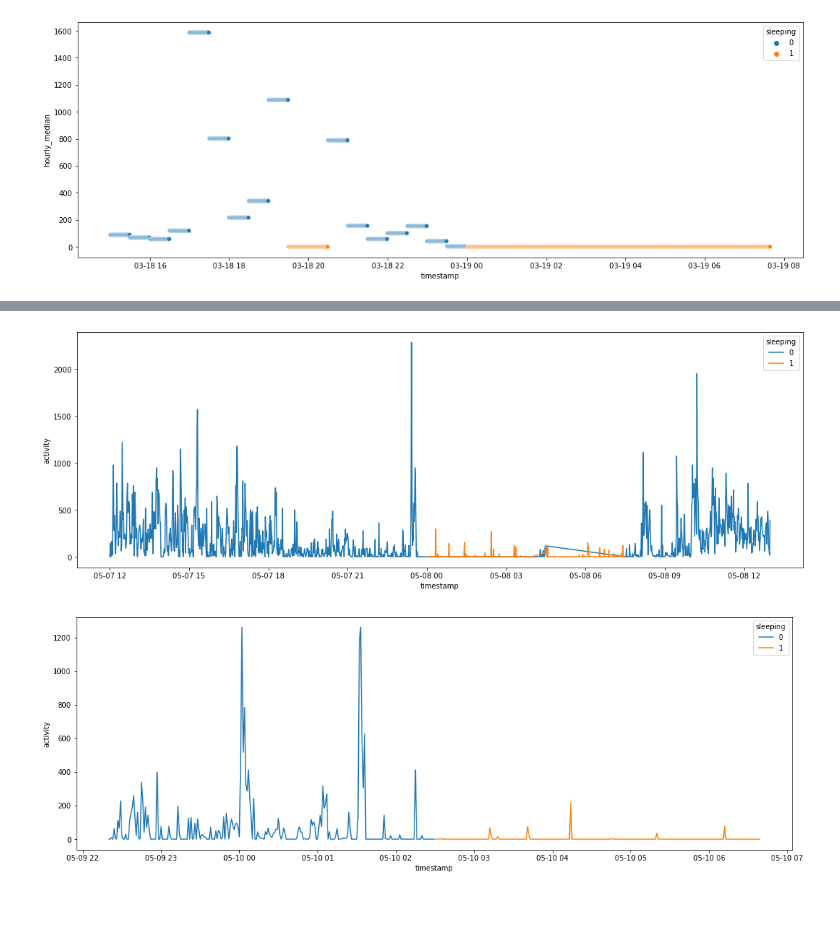
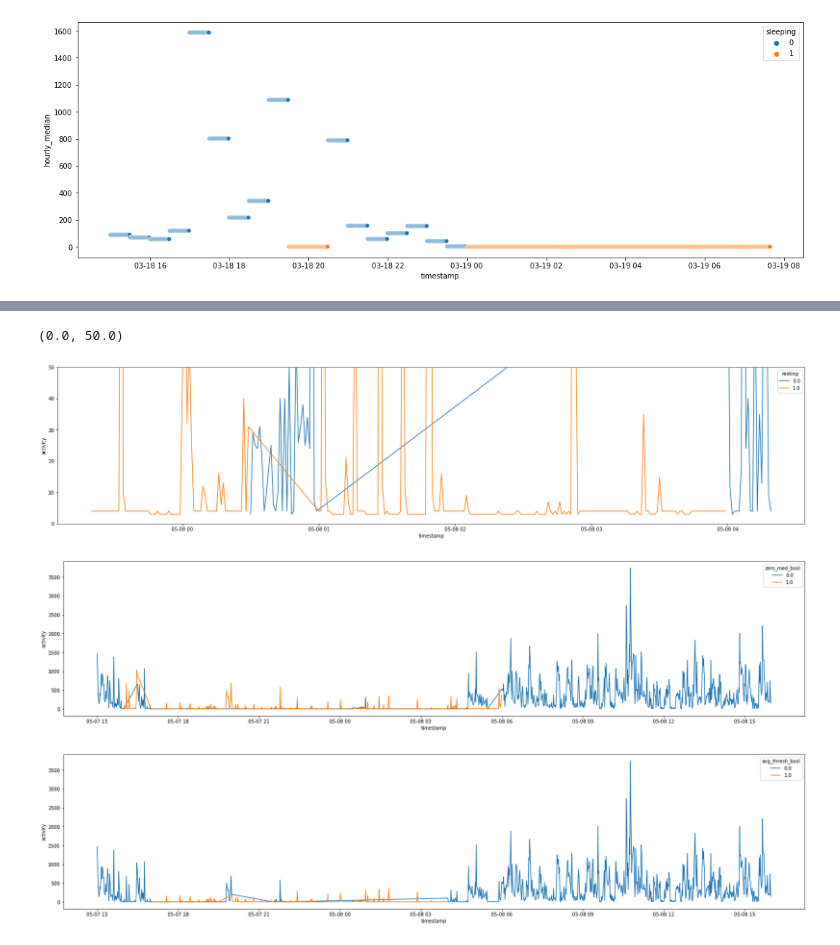
Before and after one commit to mattlegro/MDD-Classification-Project, a Jupyter notebook: preprocessing_and_features.ipynb, the cells around one changed output, grey strips where cells are left out. Drawn from its saved outputs; the diff is of its cells as text; code cells hidden in the pictures; blank space fills up the shorter version.

```diff
--- a/preprocessing_and_features.ipynb
+++ b/preprocessing_and_features.ipynb
@@ -750,0 +802,15 @@ cond_1_h['sleeping'] = cond_1_h['hourly_average'].apply(lambda x: 1 if x <= 15 e
+# %%
+cond_2_h = condition_dfs['condition_2'].copy()
+cond_2_h['hour_half'] = cond_2_h.timestamp.apply(lambda x: 1 if x.minute < 30 else 0 )
+by_half_hour_cond_2 = cond_2_h.groupby(by = [cond_2_h.timestamp.dt.month,
+                                    cond_2_h.timestamp.dt.day,
+                                    cond_2_h.timestamp.dt.hour,
+                                    cond_2_h.hour_half],
+                axis = 0).agg(['sum','median','mean','max', 'std', 'var', ('restful_mins',lambda x: x.le(7).sum()),('zero_act_mins',lambda x: x.eq(0).sum())],axis = 0)
+by_half_hour_cond_2['zero_med_bool'] = by_half_hour_cond_2.loc[:,('activity','median')].apply(lambda x: 1 if x <= 7 else 0)
+by_half_hour_cond_2['avg_thresh_bool'] = by_half_hour_cond_2.loc[:,('activity','mean')].apply(lambda x: 1 if x <= 35 else 0)
+by_half_hour_cond_2['resting'] = by_half_hour_cond_2.apply(lambda x: 1 if ((x[8] == 1) & (x[9] == 1)) else 0, axis = 1)
+by_half_hour_cond_2['night'] = by_half_hour_cond_2.apply(lambda x: 1 if ((x.name[2] >= 21) | (x.name[2] < 7)) else 0, axis = 1)
+cond_2_h['zero_med_bool'] = cond_2_h.apply(lambda x: by_half_hour_cond_2.loc[(x[0].month,x[0].day,x[0].hour,x[2]),('zero_med_bool','')], axis = 1)
+cond_2_h['avg_thresh_bool'] = cond_2_h.apply(lambda x: by_half_hour_cond_2.loc[(x[0].month,x[0].day,x[0].hour,x[2]),('avg_thresh_bool','')], axis = 1)
+cond_2_h['resting'] = cond_2_h.apply(lambda x: by_half_hour_cond_2.loc[(x[0].month,x[0].day,x[0].hour,x[2]),('resting','')], axis = 1)
@@ -751,10 +843,17 @@ cond_1_h['sleeping'] = cond_1_h['hourly_average'].apply(lambda x: 1 if x <= 15 e
+# %%
+fig9, ax9 = plt.subplots(figsize = (28,6));
+sns.lineplot(data = cond_2_h.iloc[500:800], x = 'timestamp', y = 'activity', hue = 'resting');
+ax9.set_ylim((0,50))
+# %% [output]
+(0.0, 50.0)
+[figure, added]
 # %%
-fig9, ax9 = plt.subplots(figsize = (18,6));
-sns.lineplot(data = cond_1_h.iloc[:1500], x = 'timestamp', y = 'activity', hue = 'sleeping');
+fig9, ax9 = plt.subplots(figsize = (28,6));
+sns.lineplot(data = cond_2_h.iloc[:1500], x = 'timestamp', y = 'activity', hue = 'zero_med_bool');
 # %% [output]
-[figure, old version]
+[figure, new version]
 # %%
-fig9, ax9 = plt.subplots(figsize = (18,6));
-sns.lineplot(data = cond_1_h.iloc[3500:4000], x = 'timestamp', y = 'activity', hue = 'sleeping');
+fig9, ax9 = plt.subplots(figsize = (28,6));
+sns.lineplot(data = cond_2_h.iloc[:1500], x = 'timestamp', y = 'activity', hue = 'avg_thresh_bool');
 # %% [output]
-[figure, old version]
+[figure, new version]
```
Also changed, not shown: parts of 32 cells of this notebook.
